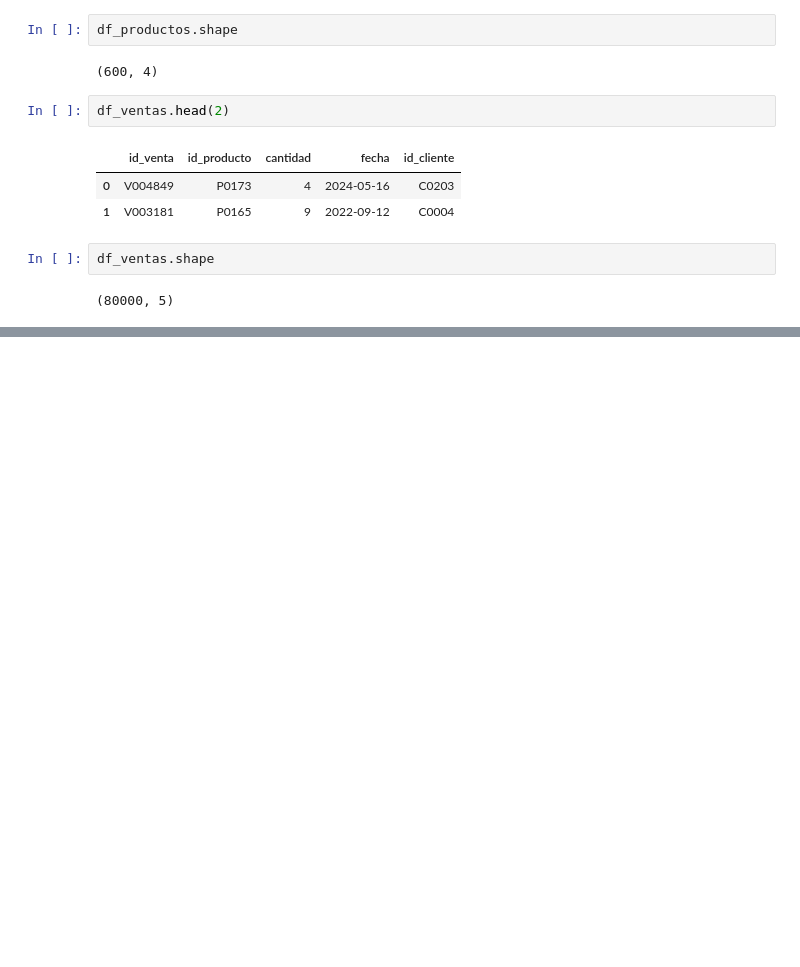
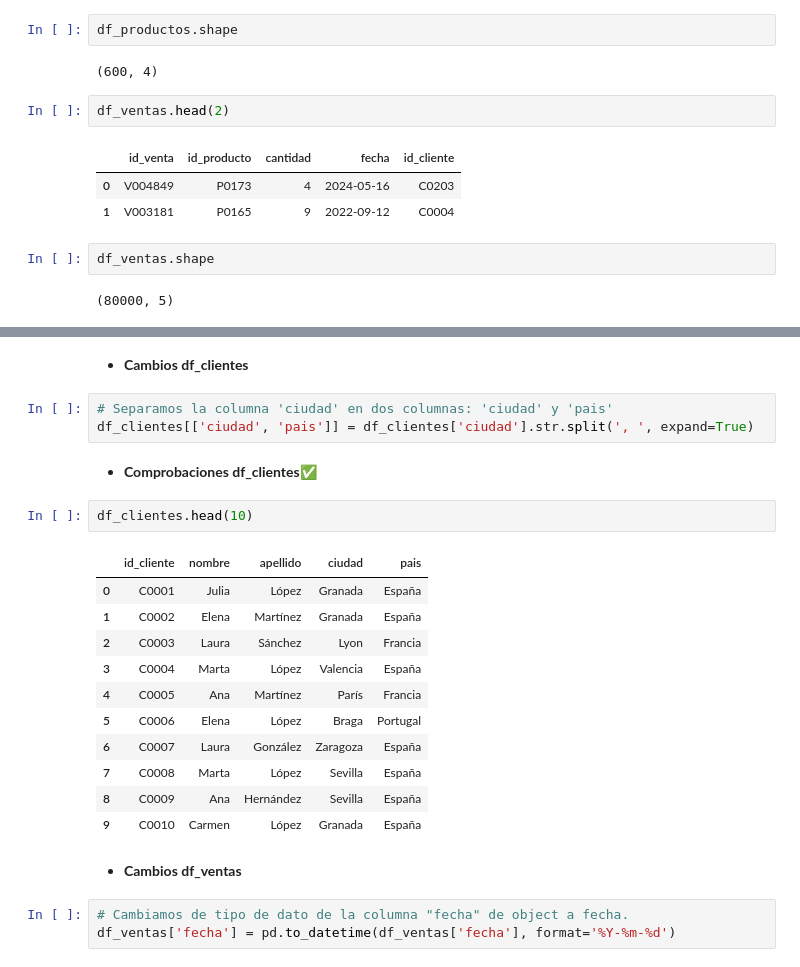
Before and after one commit to elenacrami/team2-proyecto4, a Jupyter notebook: Fase_1_EDA.ipynb, the cells around one changed output, grey strips where cells are left out. Drawn from its saved outputs; the diff is of its cells as text; blank space fills up the shorter version.

```diff
--- a/Fase_1_EDA.ipynb
+++ b/Fase_1_EDA.ipynb
@@ -154,0 +301,26 @@ La columna CIUDADtiene las siguientes valore únicos:
+# %% [markdown]
+- **Cambios df_clientes**
+# %%
+# Separamos la columna 'ciudad' en dos columnas: 'ciudad' y 'pais'
+df_clientes[['ciudad', 'pais']] = df_clientes['ciudad'].str.split(', ', expand=True)
+# %% [markdown]
+- **Comprobaciones df_clientes✅**
+# %%
+df_clientes.head(10)
+# %% [output]
+|  | id_cliente | nombre | apellido | ciudad | pais |
+| 0 | C0001 | Julia | López | Granada | España |
+| 1 | C0002 | Elena | Martínez | Granada | España |
+| 2 | C0003 | Laura | Sánchez | Lyon | Francia |
+| 3 | C0004 | Marta | López | Valencia | España |
+| 4 | C0005 | Ana | Martínez | París | Francia |
+| 5 | C0006 | Elena | López | Braga | Portugal |
+| 6 | C0007 | Laura | González | Zaragoza | España |
+| 7 | C0008 | Marta | López | Sevilla | España |
+| 8 | C0009 | Ana | Hernández | Sevilla | España |
+| 9 | C0010 | Carmen | López | Granada | España |
+# %% [markdown]
+- **Cambios df_ventas**
+# %%
+# Cambiamos de tipo de dato de la columna "fecha" de object a fecha.
+df_ventas['fecha'] = pd.to_datetime(df_ventas['fecha'], format='%Y-%m-%d')
```
Also changed, not shown: parts of 23 cells of this notebook.
